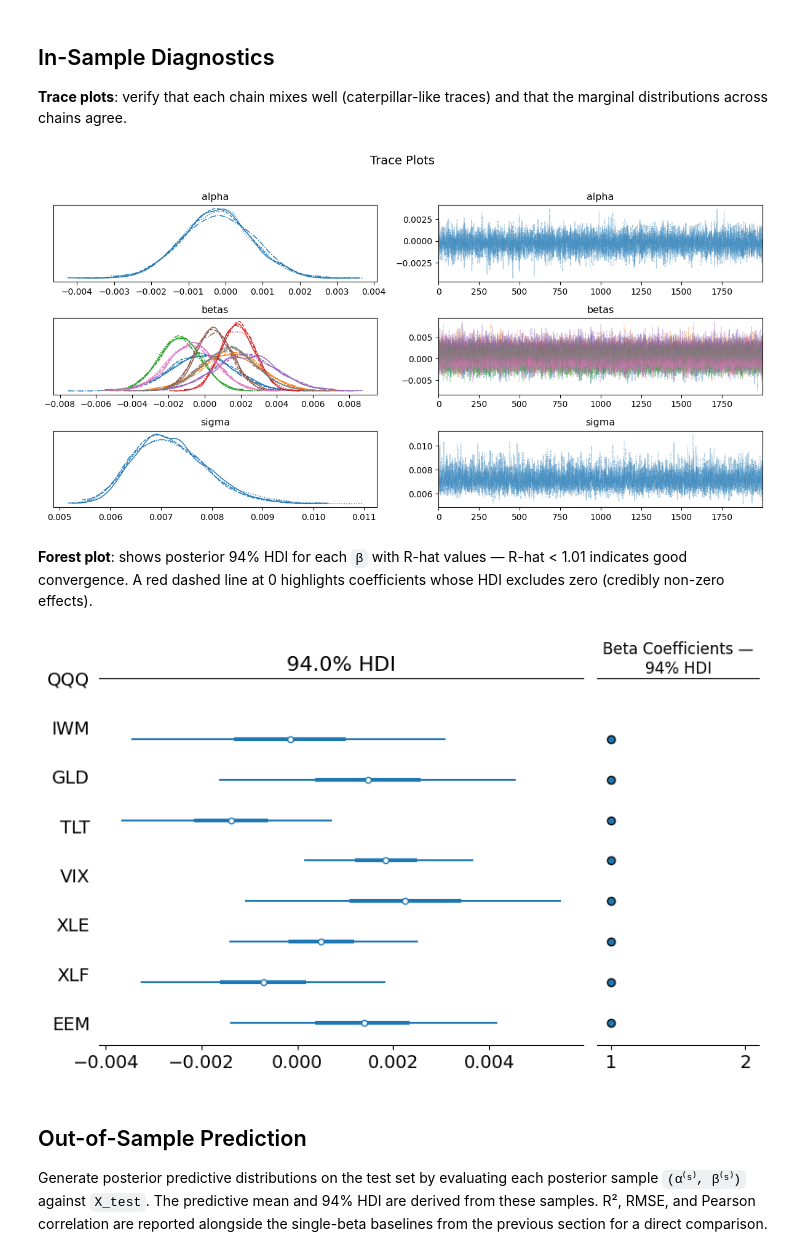
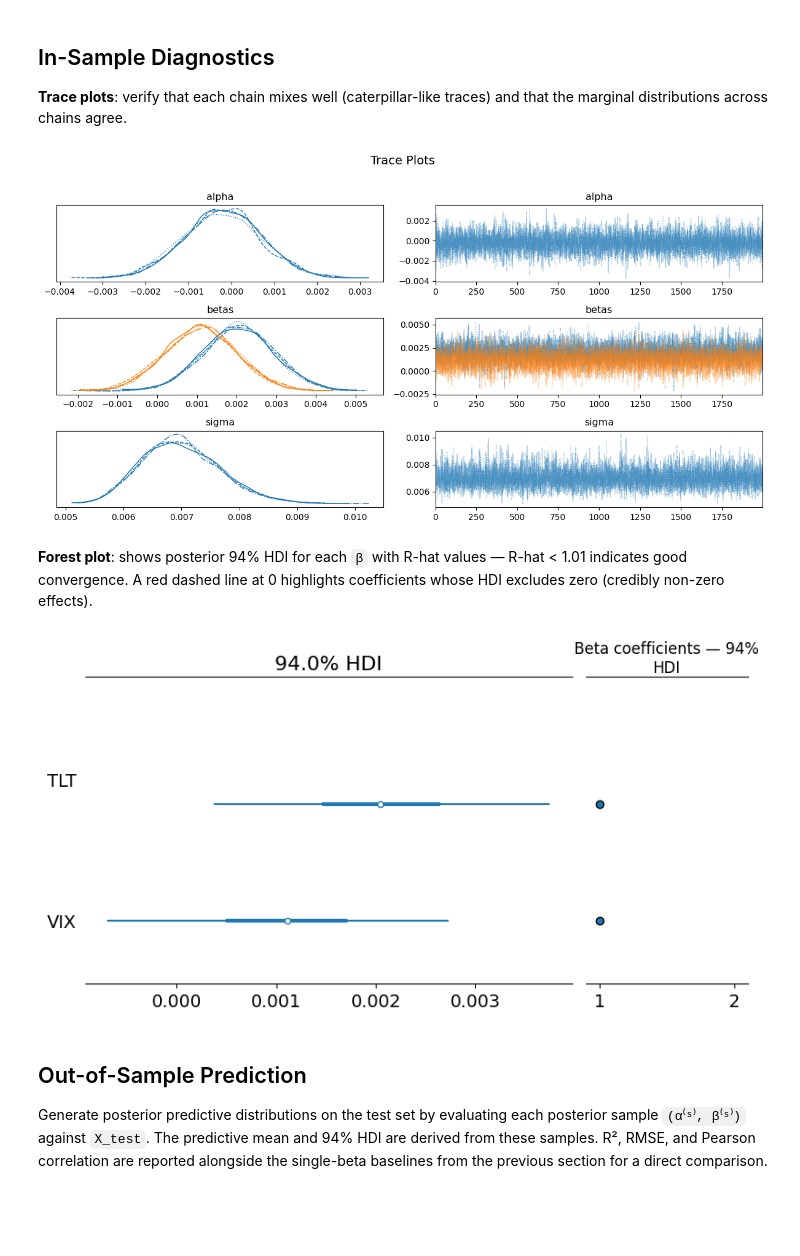
Before and after one commit to TK-Problem/random-experiments, a Jupyter notebook: 001_bayesian_linear_model.ipynb, the cells around one changed output. Cells and saved outputs as stored; diff of their text form; code cells hidden in the pictures; blank space fills up the shorter version.

Commit message:
Use only best features for multi linear regression.

```diff
--- a/001_bayesian_linear_model.ipynb
+++ b/001_bayesian_linear_model.ipynb
@@ -22,10 +22,10 @@ warnings.filterwarnings("ignore", category=FutureWarning, module="arviz")
 - **Lag**: predictors are shifted by `LAG=1` day so no future information leaks into features.
 # %%
 N_TRAIN = 60   # Trading days used for training
-N_TEST  = 5    # Most recent days reserved for testing
-N_DAYS  = N_TRAIN + N_TEST  # Total trading days needed
+N_TEST = 5    # Most recent days reserved for testing
+N_DAYS = N_TRAIN + N_TEST  # Total trading days needed
 
-TARGET    = "SPY"
+TARGET = "SPY"
 PREDICTORS = [
     "QQQ",   # Nasdaq 100
     "IWM",   # Russell 2000 (small cap)
@@ -35,12 +35,20 @@ PREDICTORS = [
     "XLE",   # Energy sector
     "XLF",   # Financials sector
     "EEM",   # Emerging markets
+    # MAG 7
+    "AAPL",  # Apple
+    "MSFT",  # Microsoft
+    "NVDA",  # Nvidia
+    "GOOGL", # Alphabet
+    "AMZN",  # Amazon
+    "META",  # Meta
+    "TSLA",  # Tesla
 ]
 
 # Request ~1.5x calendar days to guarantee N_DAYS trading days after weekends/holidays
-END_DATE   = date.today().strftime("%Y-%m-%d")
+END_DATE = date.today().strftime("%Y-%m-%d")
 START_DATE = (date.today() - timedelta(days=int(N_DAYS * 2))).strftime("%Y-%m-%d")
-LAG        = 1   # Days to lag predictors (1 = previous day)
+LAG = 1   # Days to lag predictors (1 = previous day)
 RANDOM_SEED = 42
 # %% [markdown]
 ## Load Data
@@ -214,3 +229,15 @@ Best single predictor by R²: TLT
 
 Extend the single-beta approach to a joint model:
 `SPY_t = α + β₁·X₁ + … + β₈·X₈ + ε`. Fitting all predictors together lets the model account for inter-predictor correlations and partial out shared variance, which the single-beta models cannot do. Same prior structure as the single-beta models; 4 chains, 2 000 draws, 1 000 tuning steps.
+# %%
+# top features
+_df = single_metrics_df.copy()
+_df = _df.loc[_df['R²'] > 0]
+BEST_PREDICTORS = _df.index.to_list()
+best_idx = [PREDICTORS.index(p) for p in BEST_PREDICTORS]
+
+X_train_multi = X_train[:, best_idx]
+X_test_multi = X_test[:, best_idx]
+
+print(f"Selected {len(BEST_PREDICTORS)} features (abs R² > 0): {BEST_PREDICTORS}")
+_df.sort_values("Corr")
@@ -217,11 +250,11 @@ Extend the single-beta approach to a joint model:
 # %%
-n_features = X_train.shape[1]
+n_features = X_train_multi.shape[1]
 
 with pm.Model() as model:
     alpha = pm.Normal("alpha", mu=0, sigma=0.01)
     betas = pm.Normal("betas", mu=0, sigma=0.05, shape=n_features)
     sigma = pm.HalfNormal("sigma", sigma=0.01)
-    mu = alpha + pm.math.dot(X_train, betas)
+    mu = alpha + pm.math.dot(X_train_multi, betas)
     _ = pm.Normal("y_obs", mu=mu, sigma=sigma, observed=y_train)
 
     print("Sampling posterior (this may take a minute)...")
@@ -234,7 +267,7 @@ with pm.Model() as model:
 clear_output(wait=True)
 print("\nSampling complete!")
 summary = az.summary(trace, var_names=["alpha", "betas", "sigma"], round_to=6)
-summary.index = ["alpha"] + [f"beta_{p}" for p in PREDICTORS] + ["sigma"]
+summary.index = ["alpha"] + [f"beta_{p}" for p in BEST_PREDICTORS] + ["sigma"]
 print("\n--- Posterior Summary ---")
 print(summary.to_string(index=False))
 # %% [output]
@@ -261,20 +288,20 @@ az.plot_trace(trace, var_names=["alpha", "betas", "sigma"], compact=True)
 plt.suptitle("Trace Plots", fontsize=14, y=1.02)
 plt.tight_layout()
 # %% [output]
-[figure, old version]
+[figure, new version]
 # %% [markdown]
 **Forest plot**: shows posterior 94% HDI for each `β` with R-hat values — R-hat < 1.01 indicates good convergence. A red dashed line at 0 highlights coefficients whose HDI excludes zero (credibly non-zero effects).
 # %%
 az.plot_forest(trace, var_names=["betas"],
                combined=True, hdi_prob=0.94, r_hat=True)
 plt.axvline(0, color="red", linestyle="--", alpha=0.6)
-plt.yticks(ticks=range(n_features), labels=PREDICTORS[::-1])
-plt.title("Beta Coefficients — 94% HDI")
+plt.yticks(ticks=range(n_features), labels=BEST_PREDICTORS[::-1])
+plt.title("Beta coefficients — 94% HDI")
 plt.tight_layout()
 
 plt.show()
 # %% [output]
-[figure, old version]
+[figure, new version]
 # %% [markdown]
 ## Out-of-Sample Prediction
 
```
Also changed, not shown: parts of 11 cells of this notebook, 1 other file.
